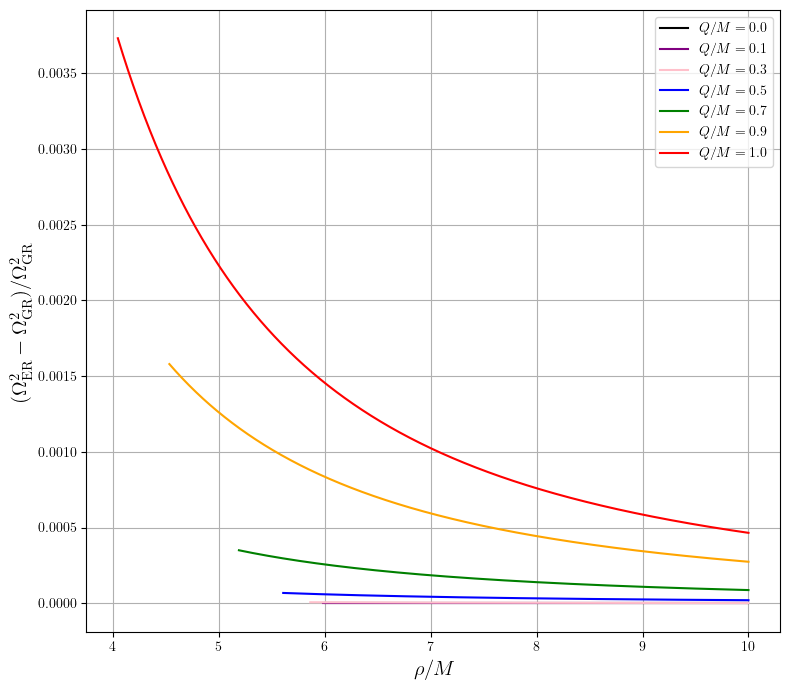
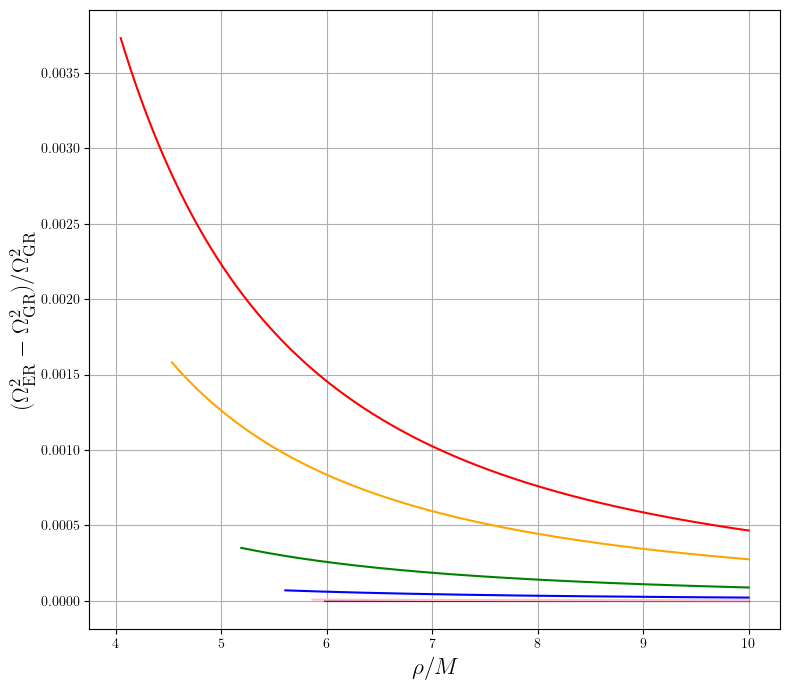
Unified diff of the notebook cell whose output changed from the first chart to the second:
--- before
+++ after
@@ -17,7 +17,7 @@
 
 plt.grid()
-plt.legend()
-plt.xlabel(r'$\rho/M$', fontsize=15)
-plt.ylabel(r'$(\Omega^2_{\rm ER} - \Omega^2_{\rm GR}) / \Omega^2_{\rm GR}$', fontsize=15)
+#plt.legend()
+plt.xlabel(r'$\rho/M$', fontsize=17)
+plt.ylabel(r'$(\Omega^2_{\rm ER} - \Omega^2_{\rm GR}) / \Omega^2_{\rm GR}$', fontsize=17)
 
 plt.tight_layout()

Commit: Update + requirements